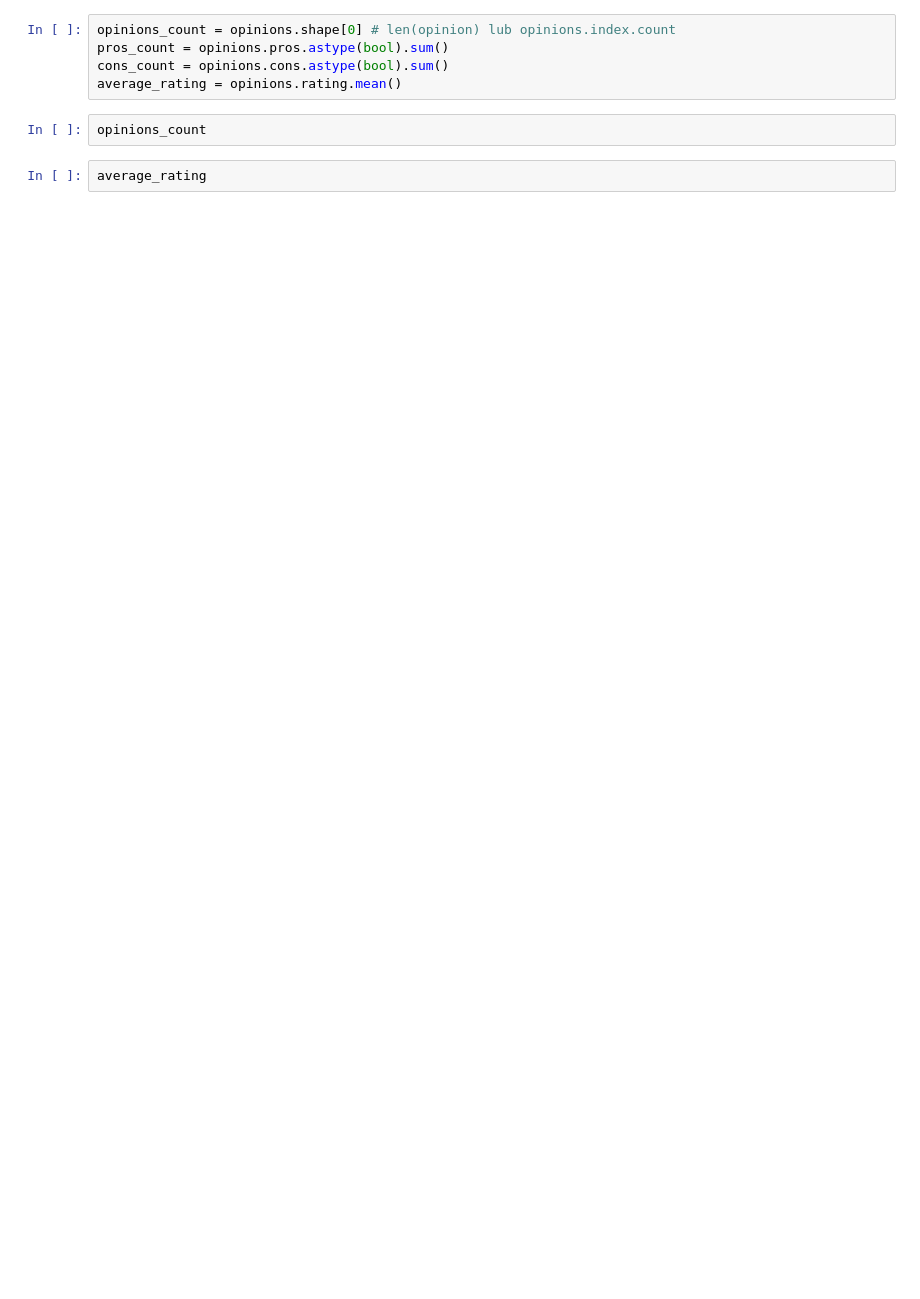
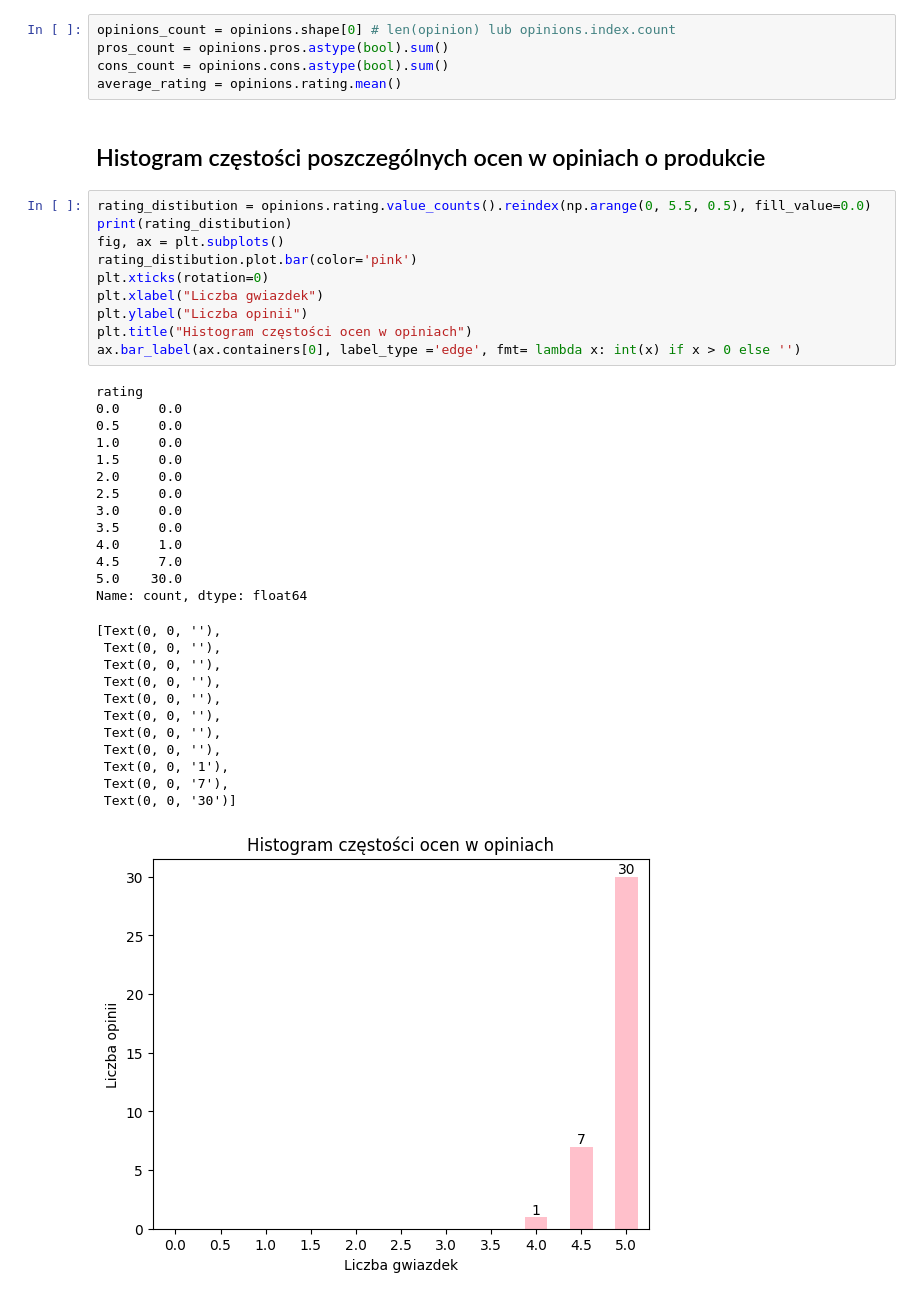
Before and after one commit to TitovaSolomia/CeneoScraperST, a Jupyter notebook: analyzer.ipynb, the cells around one changed output. Cells and saved outputs as stored; diff of their text form; blank space fills up the shorter version.

```diff
--- a/analyzer.ipynb
+++ b/analyzer.ipynb
@@ -29,7 +51,41 @@ opinions_count = opinions.shape[0] # len(opinion) lub opinions.index.count
 pros_count = opinions.pros.astype(bool).sum()
 cons_count = opinions.cons.astype(bool).sum()
 average_rating = opinions.rating.mean()
-# %%
-opinions_count
-# %%
-average_rating
+# %% [markdown]
+## Histogram częstości poszczególnych ocen w opiniach o produkcie
+# %%
+rating_distibution = opinions.rating.value_counts().reindex(np.arange(0, 5.5, 0.5), fill_value=0.0)
+print(rating_distibution)
+fig, ax = plt.subplots()
+rating_distibution.plot.bar(color='pink')
+plt.xticks(rotation=0)
+plt.xlabel("Liczba gwiazdek")
+plt.ylabel("Liczba opinii")
+plt.title("Histogram częstości ocen w opiniach")
+ax.bar_label(ax.containers[0], label_type ='edge', fmt= lambda x: int(x) if x > 0 else '')
+# %% [output]
+rating
+0.0     0.0
+0.5     0.0
+1.0     0.0
+1.5     0.0
+2.0     0.0
+2.5     0.0
+3.0     0.0
+3.5     0.0
+4.0     1.0
+4.5     7.0
+5.0    30.0
+Name: count, dtype: float64
+[Text(0, 0, ''),
+ Text(0, 0, ''),
+ Text(0, 0, ''),
+ Text(0, 0, ''),
+ Text(0, 0, ''),
+ Text(0, 0, ''),
+ Text(0, 0, ''),
+ Text(0, 0, ''),
+ Text(0, 0, '1'),
+ Text(0, 0, '7'),
+ Text(0, 0, '30')]
+[figure, added]
```
Also changed, not shown: parts of 6 cells of this notebook.
